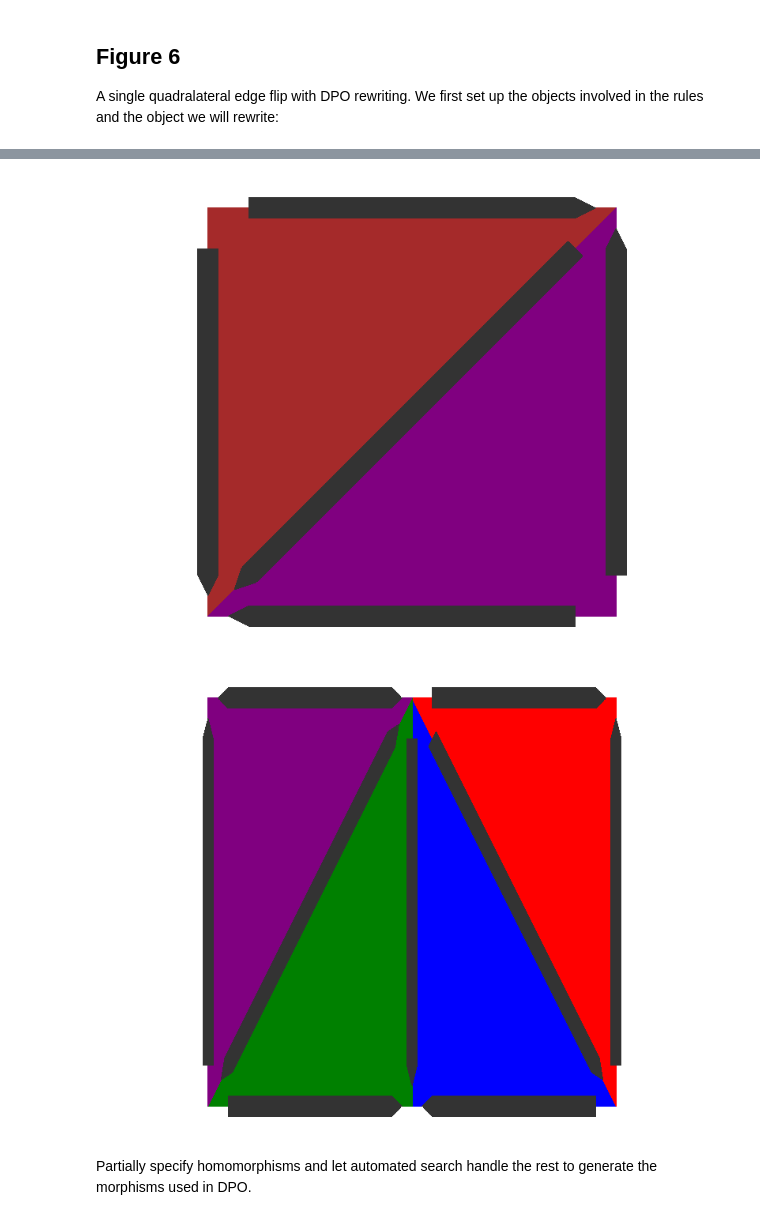
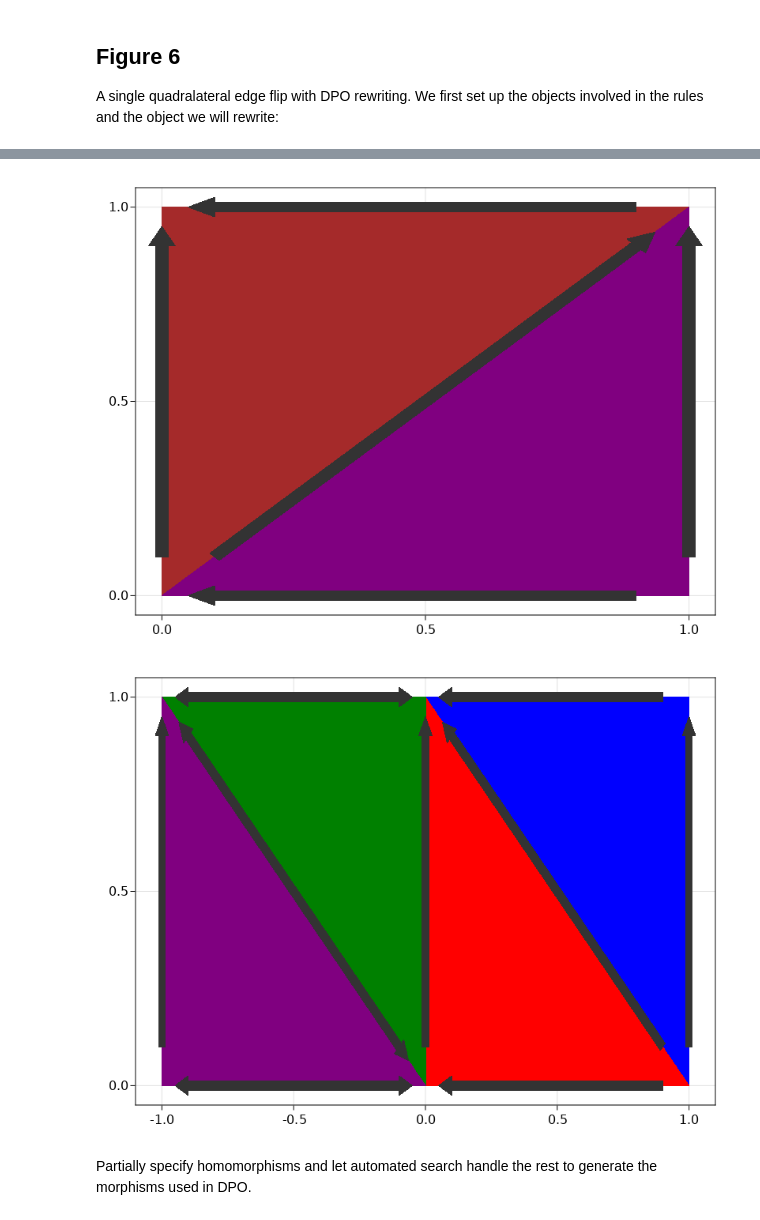
Before and after one commit to kris-brown/Computational-Category-Theoretic-Rewriting, a Jupyter notebook: Computational_Category_Theoretic_Rewriting.ipynb, the cells around one changed output, grey strips where cells are left out. Cells and saved outputs as stored; diff of their text form; code cells hidden in the pictures.

```diff
--- a/Computational_Category_Theoretic_Rewriting.ipynb
+++ b/Computational_Category_Theoretic_Rewriting.ipynb
@@ -63,7 +72,9 @@ SSet with elements V = 1:4, E = 1:5, T = 1:2
 Thanks to Andrew Baas, we can visualize SSets with the following function:
 # %%
 function plot_sset(ss::SSet, points::Vector,
-                   tri_colors::Vector=[:blue,:red,:green, :purple])
+                   tri_colors::Union{Nothing,Vector}=nothing)
+    dflt = collect(take(cycle([:blue,:red,:green, :purple, :pink, :yellow, :grey, :orange, :brown, :cyan]), nparts(ss, :T)))
+    tri_colors = isnothing(tri_colors) ? dflt : tri_colors
     # Validate inputs
     lengthscale=0.8
     dim = length(points[1])
@@ -97,34 +108,26 @@ function plot_sset(ss::SSet, points::Vector,
   m_faces = TriangleFace{Int}[[((t-1) * 3) .+ (1,2,3) for t in  1:length(x)]...]
   new_m = GeometryBasics.Mesh(Point{3, Float64}[m_points...], m_faces)
   if ntriangles(s) == 0
-     fig, ax, ob = arrows((s[s[:∂v0], :point] * (0.5 + lengthscale / 2) .+ s[s[:∂v1], :point] * (0.5 - lengthscale / 2)) , (s[s[:∂v1], :point] .- s[s[:∂v0], :point]), lengthscale=lengthscale, arrowsize=0.05, shininess=0.0,
+     fig, ax, ob = arrows((s[s[:∂v0], :point] * (0.5 + lengthscale / 2)
+                            .+ s[s[:∂v1], :point] * (0.5 - lengthscale / 2)) ,
+                          (s[s[:∂v1], :point] .- s[s[:∂v0], :point]),
+            lengthscale=lengthscale, arrowsize=0.05, shininess=0.0,
            color=edge_colors, diffuse=[0.0,0.0,0.0])
   else
     fig, ax, ob = mesh(new_m, color=vcat([[v,v,v] for v in tri_colors]...))
-     arrows!((s[s[:∂v0], :point] * (0.5 + lengthscale / 2) .+ s[s[:∂v1], :point] * (0.5 - lengthscale / 2)) , (s[s[:∂v1], :point] .- s[s[:∂v0], :point]), lengthscale=lengthscale, arrowsize=0.05, shininess=0.0,
+     arrows!((s[s[:∂v0], :point] * (0.5 + lengthscale / 2)
+                    .+ s[s[:∂v1], :point] * (0.5 - lengthscale / 2)) ,
+             (s[s[:∂v1], :point] .- s[s[:∂v0], :point]),
+            lengthscale=lengthscale, arrowsize=0.05, shininess=0.0,
            color=edge_colors, diffuse=[0.0,0.0,0.0])
   end
   if dim == 2
-#       hidespines!(ax)
-#       hidedecorations!(ax)
+      # hidespines!(ax); hidedecorations!(ax)
       ax.aspect = AxisAspect(1.0) # Remove this line if 3D embedding
-    end
+  end
   fig
 end
 
-quad_coords = [(0.,0.,1.),(1.,1.,1.),(1.,0.,1.),(0.,1.,1.)]
+quad_coords = [(0,1,0), (1,1,0), (0,0,0),(1,0,0)]
 plot_sset(quadrangle, quad_coords)
-
-
-triangle = @acset SSet begin
-    T=1; E=3; V=3
-    d1=[1,]
-    d2=[2,]
-    d3=[3]
-    src=[1,1,2]
-    tgt=[3,2,3,]
-end
-tri_coords = [(0.,0.,1.),(1.,1.,1.),(1.,0.,0.)]
-
-f = plot_sset(triangle, tri_coords)
 # %% [output]
@@ -212,24 +178,25 @@ plot_sset(I, quad_coords)
 # %%
 R = @acset SSet begin
   T=2; E=5; V=4
-  d1=[2,1]
-  d2=[3,3]
-  d3=[4,5]
-  src=[1,1,1,2,2]
-  tgt=[3,4,2,4,3]
+  d1=[2,3]
+  d2=[1,5]
+  d3=[5,4]
+  src=[1,1,2,3,2]
+  tgt=[2,3,4,4,3]
 end
 plot_sset(R, quad_coords, [:brown, :purple])
 # %% [output]
-[figure, old version]
+[figure, new version]
 # %%
 # construct G via pushout: glue two quads by a common edge
 edge = @acset SSet begin E=1; V=2; src=[1]; tgt=[2] end
-edge_quad = homomorphism(edge, L; initial=Dict([:V=>[1,4]]))
-G = apex(pushout(edge_quad, edge_quad))
-six_coords = vcat([(0.,0.),(1.,1.),(1.,0.),(0.,1.),(-1.,1.),(-1.,0.),])
+edge_left = homomorphism(edge, L; initial=Dict([:V=>[1,3]]))
+edge_right = homomorphism(edge, L; initial=Dict([:V=>[2,4]]))
+G = apex(pushout(edge_left, edge_right))
+six_coords = vcat(quad_coords,[(-1.,1.,0.),(-1.,0.,0.),])
 plot_sset(G, six_coords)
 # %% [output]
-[figure, old version]
+[figure, new version]
 # %% [markdown]
 Partially specify homomorphisms and let automated search handle the rest to generate the morphisms used in DPO.
 # %%
```
Also changed, not shown: parts of 19 cells of this notebook, 2 other files.
